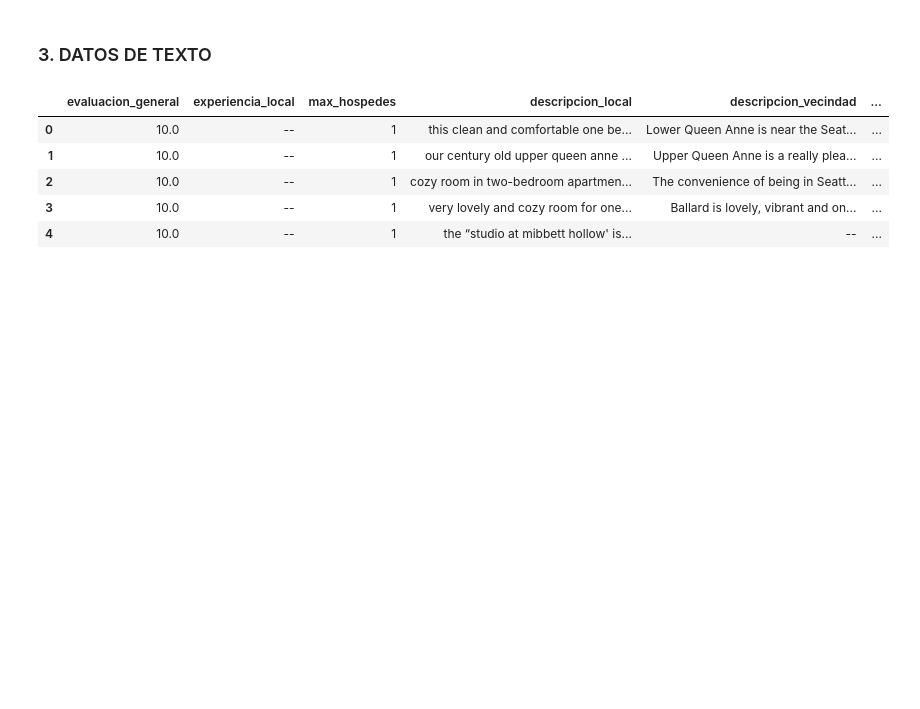
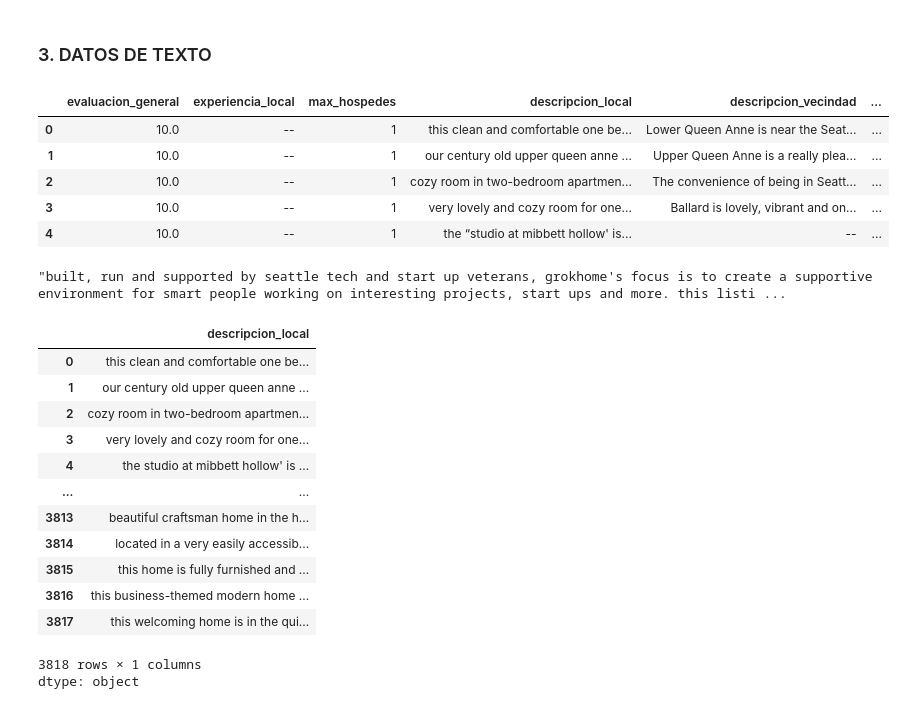
Before and after one commit to AndresCMontejo/Pandas_tratamiento_manipulaci-n_datos, a Jupyter notebook: Pandas_tratamiento_manipulación_datos.ipynb, the cells around one changed output. Cells and saved outputs as stored; diff of their text form; code cells hidden in the pictures; blank space fills up the shorter version.

```diff
--- a/Pandas_tratamiento_manipulación_datos.ipynb
+++ b/Pandas_tratamiento_manipulación_datos.ipynb
@@ -318,3 +318,29 @@ datos.head()
 | 2 | 10.0 | -- | 1 | cozy room in two-bedroom apartmen... | The convenience of being in Seatt... | ... |
 | 3 | 10.0 | -- | 1 | very lovely and cozy room for one... | Ballard is lovely, vibrant and on... | ... |
 | 4 | 10.0 | -- | 1 | the “studio at mibbett hollow' is... | -- | ... |
+# %%
+#Examinando una unica variable atraves del indice.
+datos['descripcion_local'][3169]
+# %% [output]
+"built, run and supported by seattle tech and start up veterans, grokhome's focus is to create a supportive environment for smart people working on interesting projects, start ups and more. this listi ...
+# %%
+#UTILIZANDO REGEX para reemplazar de una forma más precisa y compleja.
+#Utilizar regex, es utilizar la función replace, seguido de lo siguiente: [^a-zA^-Z0-9\-\'], que significa "^" negación, es decir, le estamos
+#diciendo a python que de la letra a hasta la z, no elimines nada, de la A a la Z (mayusculas) no eliminar nada, al igual que los guiones y comilla '
+#todo lo demas, python lo tendrá que remplazar por espacio.
+datos['descripcion_local'].str.replace('[^a-zA-Z0-9\-\']',' ',regex=True)
+# %% [output]
+|  | descripcion_local |
+| 0 | this clean and comfortable one be... |
+| 1 | our century old upper queen anne ... |
+| 2 | cozy room in two-bedroom apartmen... |
+| 3 | very lovely and cozy room for one... |
+| 4 | the studio at mibbett hollow' is ... |
+| ... | ... |
+| 3813 | beautiful craftsman home in the h... |
+| 3814 | located in a very easily accessib... |
+| 3815 | this home is fully furnished and ... |
+| 3816 | this business-themed modern home ... |
+| 3817 | this welcoming home is in the qui... |
+3818 rows × 1 columns
+dtype: object
```
